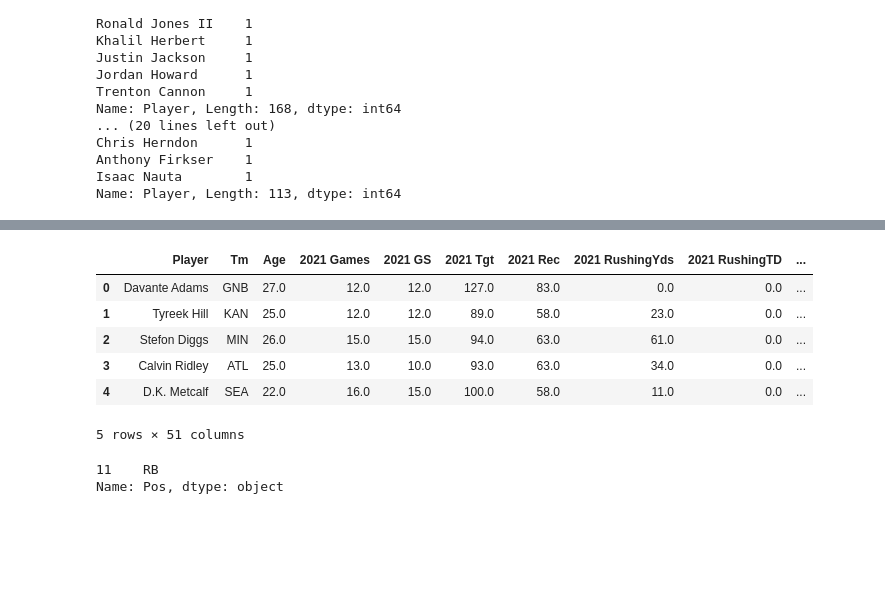
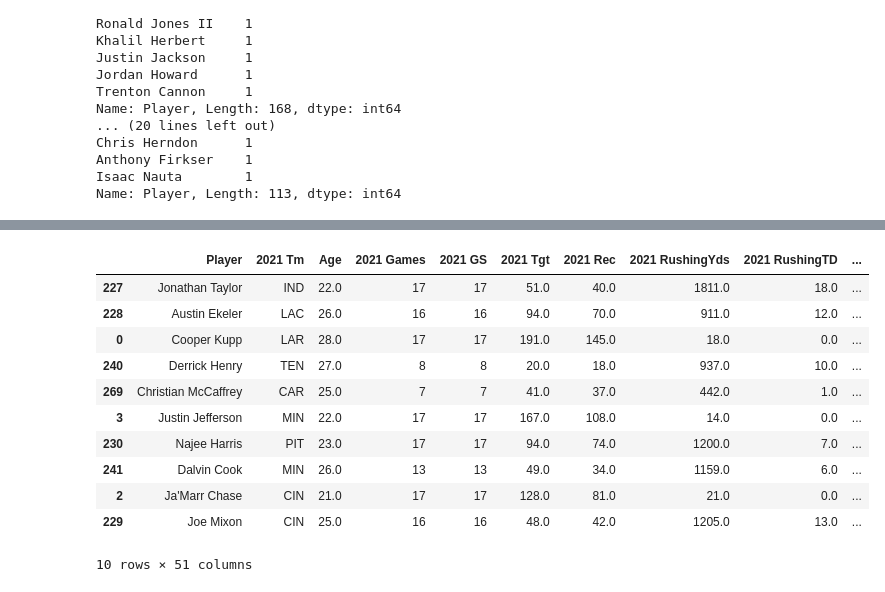
Before and after one commit to JessePRN/FantasyFootballAIAssist, a Jupyter notebook: Ronnie/NFL_Final.ipynb, the cells around one changed output, grey strips where cells are left out. Cells and saved outputs as stored; diff of their text form; code cells hidden in the pictures; blank space fills up the shorter version.

```diff
--- a/Ronnie/NFL_Final.ipynb
+++ b/Ronnie/NFL_Final.ipynb
@@ -263,0 +413,5 @@ wr_df.fillna(0, inplace=True)
+# %%
+# Instead of filling ALL the nas, let's only fill the ones that have to do with time
+for col in wr_df.columns:
+  if "20" in col or "21" in col or "19" in col:
+    wr_df[col] = wr_df[col].fillna(0)
@@ -296,7 +454,7 @@ wr_df.to_csv('data/WR_X')
 # NFL Players Tight End Data
 # %%
 # Tight Ends df with engineered features parsed out by year
-te_df = nflcleaned_df.loc[nflcleaned_df['Pos'] == 'TE', ['Player', 'Tm', 'Age', '2021 Games', '2021 GS', '2021 Tgt',
+te_df = nflcleaned_df.loc[nflcleaned_df['Pos'] == 'TE', ['Player', '2021 Tm', 'Age', '2021 Games', '2021 GS', '2021 Tgt',
        '2021 Rec','2021 RushingYds', '2021 RushingTD', '2021 RushingAtt',
        '2021 ReceivingYds', '2021 ReceivingTD', '2021 FantasyPoints',
        '2019 Games', '2019 GS', '2019 Tgt', '2019 Rec','2019 RushingYds',
@@ -339,2 +491,0 @@ msno.bar(te_df)
-# %%
-te_df.fillna(0, inplace=True)
@@ -340,0 +498,5 @@ te_df.fillna(0, inplace=True)
+# %%
+# Instead of filling ALL the nas, let's only fill the ones that have to do with time
+for col in te_df.columns:
+  if "20" in col or "21" in col or "19":
+    te_df[col] = te_df[col].fillna(0)
@@ -486,17 +637,17 @@ ADP_df.head(10)
 10 rows × 51 columns
 # %%
-ADP_df.sort_values('AVG', axis=0, ascending=True)
-ADP_df.head(5)
+ADP_df.sort_values('AVG', axis=0, ascending=True, inplace=True)
+ADP_df.head(10)
 # %% [output]
-|  | Player | Tm | Age | 2021 Games | 2021 GS | 2021 Tgt | 2021 Rec | 2021 RushingYds | 2021 RushingTD | ... |
-| 0 | Davante Adams | GNB | 27.0 | 12.0 | 12.0 | 127.0 | 83.0 | 0.0 | 0.0 | ... |
-| 1 | Tyreek Hill | KAN | 25.0 | 12.0 | 12.0 | 89.0 | 58.0 | 23.0 | 0.0 | ... |
-| 2 | Stefon Diggs | MIN | 26.0 | 15.0 | 15.0 | 94.0 | 63.0 | 61.0 | 0.0 | ... |
-| 3 | Calvin Ridley | ATL | 25.0 | 13.0 | 10.0 | 93.0 | 63.0 | 34.0 | 0.0 | ... |
-| 4 | D.K. Metcalf | SEA | 22.0 | 16.0 | 15.0 | 100.0 | 58.0 | 11.0 | 0.0 | ... |
+|  | Player | 2021 Tm | Age | 2021 Games | 2021 GS | 2021 Tgt | 2021 Rec | 2021 RushingYds | 2021 RushingTD | ... |
+| 227 | Jonathan Taylor | IND | 22.0 | 17 | 17 | 51.0 | 40.0 | 1811.0 | 18.0 | ... |
+| 228 | Austin Ekeler | LAC | 26.0 | 16 | 16 | 94.0 | 70.0 | 911.0 | 12.0 | ... |
+| 0 | Cooper Kupp | LAR | 28.0 | 17 | 17 | 191.0 | 145.0 | 18.0 | 0.0 | ... |
+| 240 | Derrick Henry | TEN | 27.0 | 8 | 8 | 20.0 | 18.0 | 937.0 | 10.0 | ... |
+| 269 | Christian McCaffrey | CAR | 25.0 | 7 | 7 | 41.0 | 37.0 | 442.0 | 1.0 | ... |
+| 3 | Justin Jefferson | MIN | 22.0 | 17 | 17 | 167.0 | 108.0 | 14.0 | 0.0 | ... |
+| 230 | Najee Harris | PIT | 23.0 | 17 | 17 | 94.0 | 74.0 | 1200.0 | 7.0 | ... |
+| 241 | Dalvin Cook | MIN | 26.0 | 13 | 13 | 49.0 | 34.0 | 1159.0 | 6.0 | ... |
+| 2 | Ja'Marr Chase | CIN | 21.0 | 17 | 17 | 128.0 | 81.0 | 21.0 | 0.0 | ... |
+| 229 | Joe Mixon | CIN | 25.0 | 16 | 16 | 48.0 | 42.0 | 1205.0 | 13.0 | ... |
-5 rows × 51 columns
+10 rows × 51 columns
-# %%
-nflcleaned_df.loc[nflcleaned_df.Player=='Jonathan Taylor', 'Pos']
-# %% [output]
-11    RB
-Name: Pos, dtype: object
```
Also changed, not shown: parts of 50 cells of this notebook, 7 other files.
